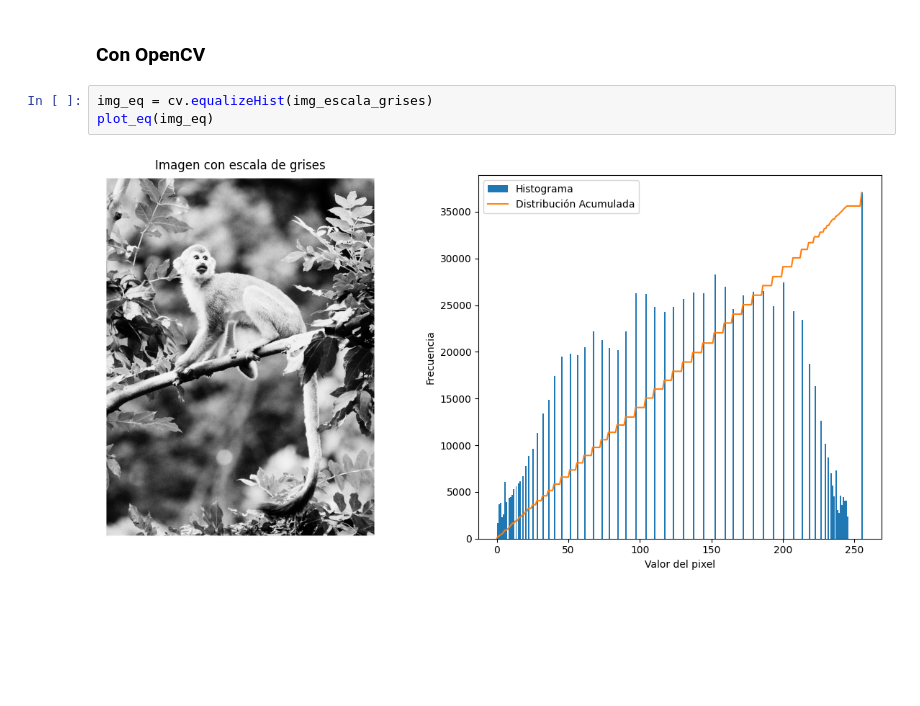
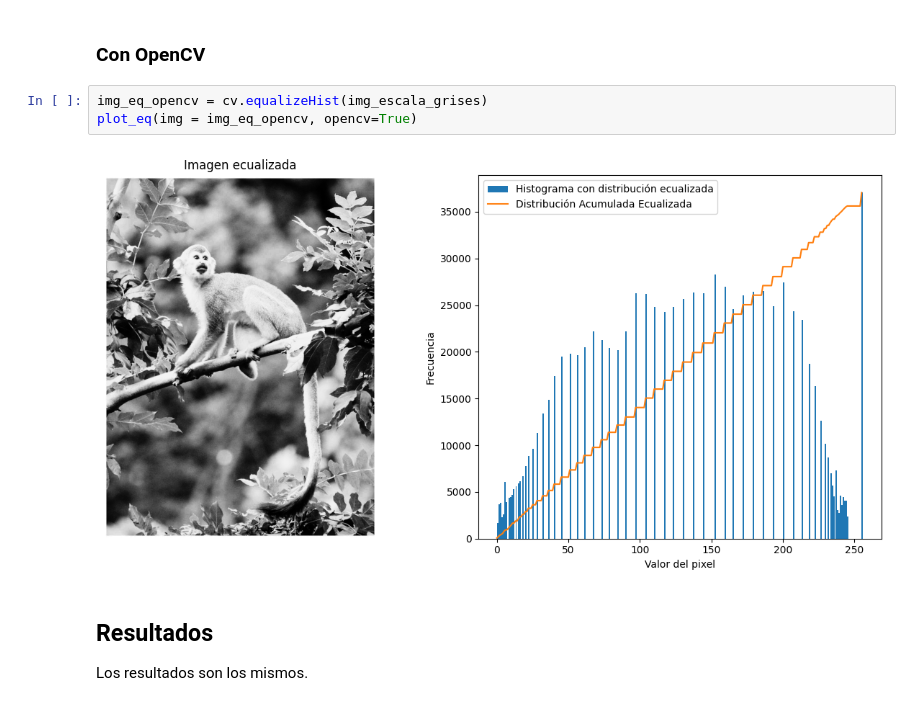
Before and after one commit to MGonza20/Lista01_vc_uvg, a Jupyter notebook: notebook.ipynb, the cells around one changed output. Saved outputs shown, nothing was run; the diff lists cells and outputs as text; blank space fills up the shorter version.

```diff
--- a/notebook.ipynb
+++ b/notebook.ipynb
@@ -132,7 +132,10 @@ plot_eq(img_escala_grises, True)
 # %% [markdown]
 ### Con OpenCV
 # %%
-img_eq = cv.equalizeHist(img_escala_grises)
-plot_eq(img_eq)
+img_eq_opencv = cv.equalizeHist(img_escala_grises)
+plot_eq(img = img_eq_opencv, opencv=True)
 # %% [output]
-[figure, old version]
+[figure, new version]
+# %% [markdown]
+## Resultados
+Los resultados son los mismos.
```
Also changed, not shown: parts of 1 cell of this notebook, 1 other file.
